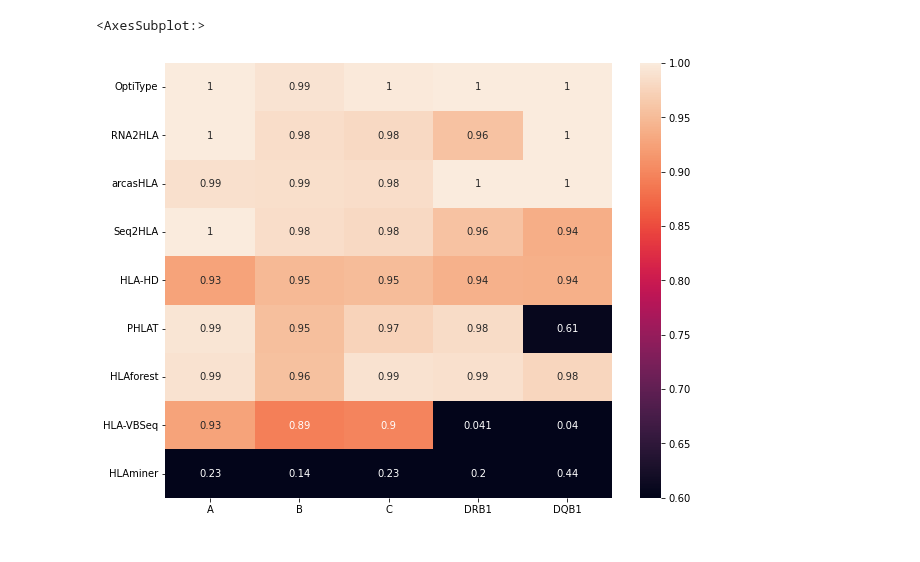
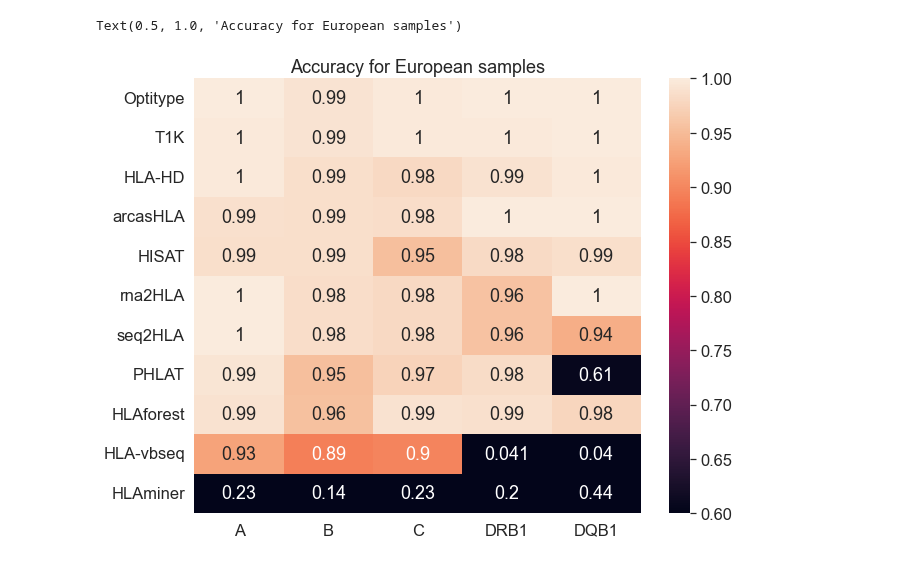
Before and after one commit to ydottie/hlaproject, a Jupyter notebook: notebooks/ancestry_and_locus_heatmap.ipynb, the cells around one changed output. Saved outputs shown, nothing was run; the diff lists cells and outputs as text; code cells hidden in the pictures.

```diff
--- a/notebooks/ancestry_and_locus_heatmap.ipynb
+++ b/notebooks/ancestry_and_locus_heatmap.ipynb
@@ -24,11 +24,17 @@ yoruba_df =dfs[4]
 
 def accuracy_matrix(gs,all_total):
     missed_alleles = []
-    tool_list =["optitype","rna2hla","arcas","seq2hla","hlahd","phlat","hlaforest","hlavbseq",'hlaminer']
+    tool_list=["optitype",'T1K','hlahd',"arcas",'hisat',"rna2hla","seq2hla","phlat","hlaforest","hlavbseq",'hlaminer']
 
 
     for t in tool_list:
         pre=pd.read_csv(f"../results/standard/{t}_d1.csv")
+
+        for gene in ["A", "B", "C", "DQB1", "DRB1"]:
+            target = gene + ".1"
+            if (target not in pre.columns):
+                continue
+            pre[target].fillna(pre[gene], inplace=True)
 
         ret = get_inaccurate_and_all_alleles(pre,gs)
         missed_alleles.append(ret[0])
@@ -58,15 +64,22 @@ def accuracy_matrix(gs,all_total):
     df.index = tool_list
     return df
 # %%
-labels=["OptiType","RNA2HLA","arcasHLA","Seq2HLA","HLA-HD","PHLAT","HLAforest","HLA-VBSeq",'HLAminer']
+labels=["Optitype","T1K","HLA-HD","arcasHLA","HISAT","rna2HLA","seq2HLA","PHLAT","HLAforest","HLA-vbseq",'HLAminer']
+
+sns.set_context("paper")
+sns.color_palette("pastel")
+sns.set(font_scale=1.5)
+
 totals = np.array([423*2]*5) #5 element vector with # of gold standard A, B, C, DRB1, and DQB1
 df1 = accuracy_matrix(europe_df,totals)
 old_labels=list(df1.index)
 df1=df1.rename(index=dict(zip(old_labels,labels)))
 from matplotlib.colors import LogNorm, Normalize
 plt.figure(figsize=(10,8))
 sns.heatmap(df1,annot=True,vmin=0.6,vmax=1)
+
+plt.title("Accuracy for European samples")
 # %% [output]
-<AxesSubplot:>
+Text(0.5, 1.0, 'Accuracy for European samples')
-[figure, old version]
+[figure, new version]
 # %%
```
Also changed, not shown: parts of 2 cells of this notebook, 10 other files.
